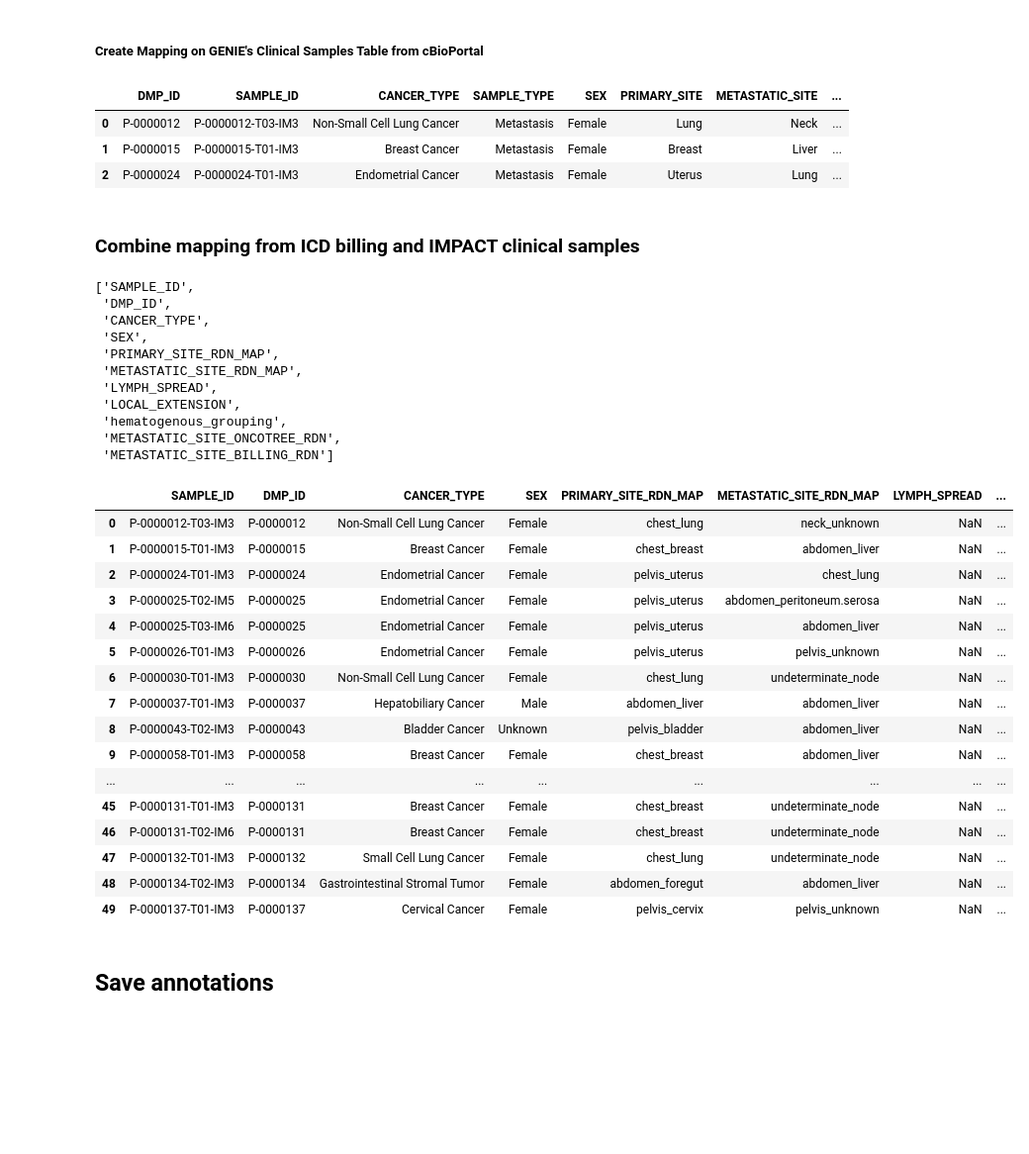
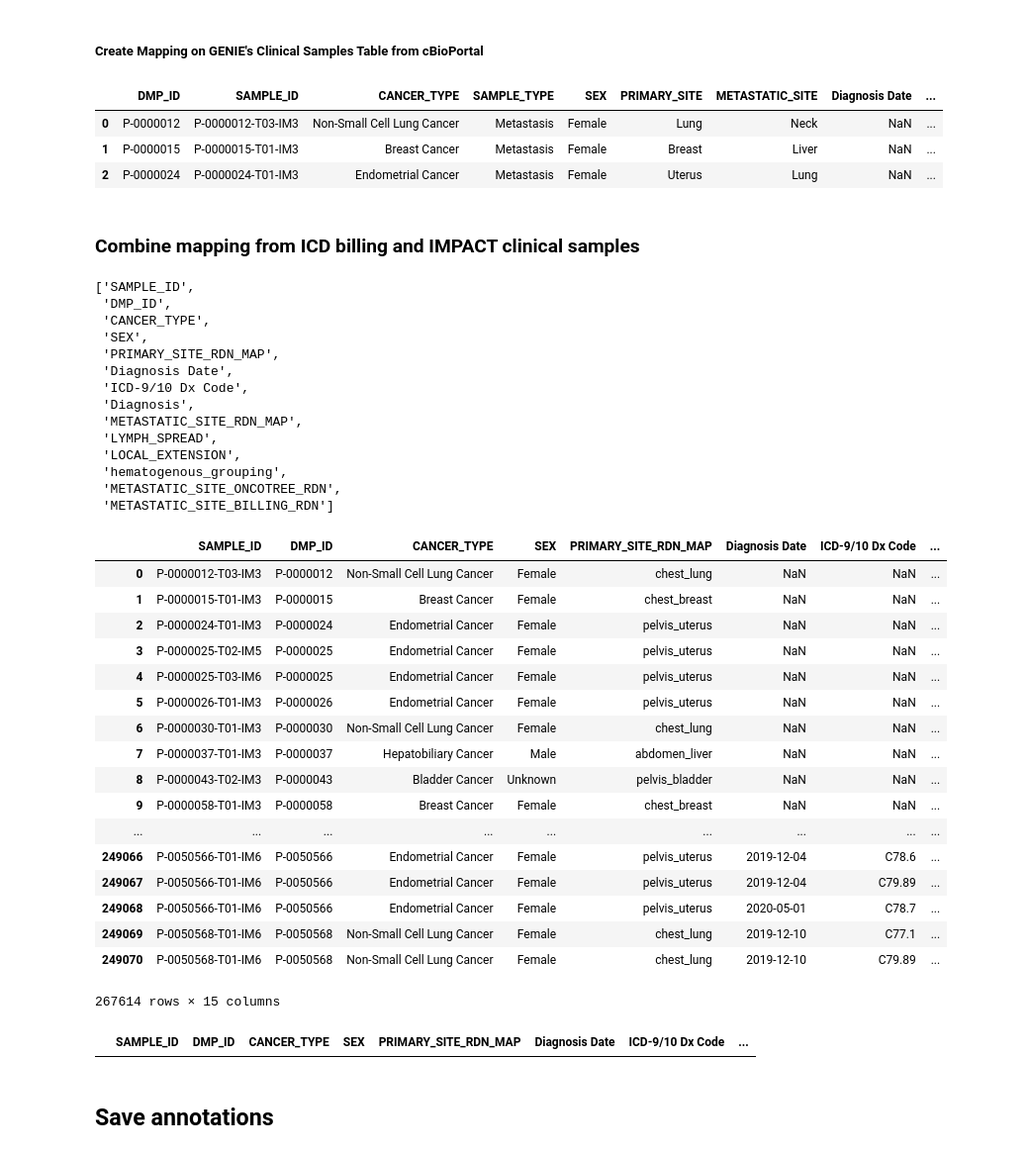
Before and after one commit to clinical-data-mining/organ-site-mapping, a Jupyter notebook: metastatic_tropism_work/metatrop_metastatic_sites_combined.ipynb, the cells around one changed output. Shown at 99% size. Drawn from its saved outputs; the diff is of its cells as text; code cells hidden in the pictures; blank space fills up the shorter version.

```diff
--- a/metastatic_tropism_work/metatrop_metastatic_sites_combined.ipynb
+++ b/metastatic_tropism_work/metatrop_metastatic_sites_combined.ipynb
@@ -39,12 +39,13 @@ set_debug_console()
 ##### Define columns being used
 # %%
 ## Load Data
-fname_save_anno = 'metatrop_met_site_annotations_clinical_and_impact_20201021.csv'
+fname_save_anno = 'metatrop_met_site_annotations_clinical_and_impact_20201104.csv'
 path_save = '/Users/fongc2/Documents/github/MSK/clinical_data_mining/organ-site-mapping/metastatic_tropism_work'
-pathfilename_save = os.path.join(path, fname_save_anno)
+pathfilename_save = os.path.join(path_save, fname_save_anno)
 
 # File for ICD billing
 col_icd_billing = 'ICD-9/10 Dx Code'
+col_icd_billing_desc = 'Diagnosis'
 col_id = 'SAMPLE_ID'
 col_id2 = 'DMP_ID'
 # File for cBioPortal data
@@ -53,6 +54,7 @@ col_prim_site = 'PRIMARY_SITE'
 col_met_site = 'METASTATIC_SITE'
 col_sample_type = 'SAMPLE_TYPE'
 col_sex = 'SEX'
+col_date = 'Diagnosis Date'
 # %% [markdown]
 ##### Load GENIE data from cbioportal
 # %%
@@ -147,0 +152,4 @@ df_metatrop_met = df_samples_f[df_samples_f[col_sample_type] == 'Metastasis']
+# %%
+df_metatrop_met[col_date] = pd.np.NaN
+df_metatrop_met[col_icd_billing] = pd.np.NaN
+df_metatrop_met[col_icd_billing_desc] = 'pathology'
@@ -161,5 +185,5 @@ The table above is now in the required format for mapping metastatic sites from
 # %% [markdown]
 ##### Filter by metastatic ICD billing codes and select relevant columns
 # %%
-cols_select = [col_id2, col_icd_billing, 'DX_DESCRIPTION', 'IS_MET_ICD_BILLING']
+cols_select = [col_id2, col_date, col_icd_billing, col_icd_billing_desc, 'IS_MET_ICD_BILLING']
 df_dx_mets1 = df_dx.loc[df_dx['IS_MET_ICD_BILLING'] == True, cols_select]
@@ -232,10 +271,10 @@ df_met_sites_impact = obj_mapping.annotate_mapping_impact_met_samples(df_samples
 
 df_met_sites_impact.head(3)
 # %% [output]
-|  | DMP_ID | SAMPLE_ID | CANCER_TYPE | SAMPLE_TYPE | SEX | PRIMARY_SITE | METASTATIC_SITE | ... |
-| 0 | P-0000012 | P-0000012-T03-IM3 | Non-Small Cell Lung Cancer | Metastasis | Female | Lung | Neck | ... |
-| 1 | P-0000015 | P-0000015-T01-IM3 | Breast Cancer | Metastasis | Female | Breast | Liver | ... |
-| 2 | P-0000024 | P-0000024-T01-IM3 | Endometrial Cancer | Metastasis | Female | Uterus | Lung | ... |
+|  | DMP_ID | SAMPLE_ID | CANCER_TYPE | SAMPLE_TYPE | SEX | PRIMARY_SITE | METASTATIC_SITE | Diagnosis Date | ... |
+| 0 | P-0000012 | P-0000012-T03-IM3 | Non-Small Cell Lung Cancer | Metastasis | Female | Lung | Neck | NaN | ... |
+| 1 | P-0000015 | P-0000015-T01-IM3 | Breast Cancer | Metastasis | Female | Breast | Liver | NaN | ... |
+| 2 | P-0000024 | P-0000024-T01-IM3 | Endometrial Cancer | Metastasis | Female | Uterus | Lung | NaN | ... |
 # %% [markdown]
 ### Combine mapping from ICD billing and IMPACT clinical samples
 # %%
@@ -249,6 +288,9 @@ cols_keep
  'CANCER_TYPE',
  'SEX',
  'PRIMARY_SITE_RDN_MAP',
+ 'Diagnosis Date',
+ 'ICD-9/10 Dx Code',
+ 'Diagnosis',
  'METASTATIC_SITE_RDN_MAP',
  'LYMPH_SPREAD',
  'LOCAL_EXTENSION',
@@ -258,33 +300,38 @@ cols_keep
 # %%
 # Subset dataframes
 df_met_sites_impact2 = df_met_sites_impact[cols_keep]
 df_met_rdn_anno1 = df_met_rdn_anno[cols_keep]
 
 # Add source annotation
 df_met_sites_impact2 = df_met_sites_impact2.assign(SOURCE='Pathology')
 df_met_rdn_anno1 = df_met_rdn_anno1.assign(SOURCE='ICD Billing')
 
 df_f = pd.concat([df_met_sites_impact2, df_met_rdn_anno1], axis=0, sort=False)
 
-df_f.head(50)
+df_f
 # %% [output]
-|  | SAMPLE_ID | DMP_ID | CANCER_TYPE | SEX | PRIMARY_SITE_RDN_MAP | METASTATIC_SITE_RDN_MAP | LYMPH_SPREAD | ... |
-| 0 | P-0000012-T03-IM3 | P-0000012 | Non-Small Cell Lung Cancer | Female | chest_lung | neck_unknown | NaN | ... |
-| 1 | P-0000015-T01-IM3 | P-0000015 | Breast Cancer | Female | chest_breast | abdomen_liver | NaN | ... |
-| 2 | P-0000024-T01-IM3 | P-0000024 | Endometrial Cancer | Female | pelvis_uterus | chest_lung | NaN | ... |
-| 3 | P-0000025-T02-IM5 | P-0000025 | Endometrial Cancer | Female | pelvis_uterus | abdomen_peritoneum.serosa | NaN | ... |
-| 4 | P-0000025-T03-IM6 | P-0000025 | Endometrial Cancer | Female | pelvis_uterus | abdomen_liver | NaN | ... |
-| 5 | P-0000026-T01-IM3 | P-0000026 | Endometrial Cancer | Female | pelvis_uterus | pelvis_unknown | NaN | ... |
-| 6 | P-0000030-T01-IM3 | P-0000030 | Non-Small Cell Lung Cancer | Female | chest_lung | undeterminate_node | NaN | ... |
-| 7 | P-0000037-T01-IM3 | P-0000037 | Hepatobiliary Cancer | Male | abdomen_liver | abdomen_liver | NaN | ... |
-| 8 | P-0000043-T02-IM3 | P-0000043 | Bladder Cancer | Unknown | pelvis_bladder | abdomen_liver | NaN | ... |
-| 9 | P-0000058-T01-IM3 | P-0000058 | Breast Cancer | Female | chest_breast | abdomen_liver | NaN | ... |
+|  | SAMPLE_ID | DMP_ID | CANCER_TYPE | SEX | PRIMARY_SITE_RDN_MAP | Diagnosis Date | ICD-9/10 Dx Code | ... |
+| 0 | P-0000012-T03-IM3 | P-0000012 | Non-Small Cell Lung Cancer | Female | chest_lung | NaN | NaN | ... |
+| 1 | P-0000015-T01-IM3 | P-0000015 | Breast Cancer | Female | chest_breast | NaN | NaN | ... |
+| 2 | P-0000024-T01-IM3 | P-0000024 | Endometrial Cancer | Female | pelvis_uterus | NaN | NaN | ... |
+| 3 | P-0000025-T02-IM5 | P-0000025 | Endometrial Cancer | Female | pelvis_uterus | NaN | NaN | ... |
+| 4 | P-0000025-T03-IM6 | P-0000025 | Endometrial Cancer | Female | pelvis_uterus | NaN | NaN | ... |
+| 5 | P-0000026-T01-IM3 | P-0000026 | Endometrial Cancer | Female | pelvis_uterus | NaN | NaN | ... |
+| 6 | P-0000030-T01-IM3 | P-0000030 | Non-Small Cell Lung Cancer | Female | chest_lung | NaN | NaN | ... |
+| 7 | P-0000037-T01-IM3 | P-0000037 | Hepatobiliary Cancer | Male | abdomen_liver | NaN | NaN | ... |
+| 8 | P-0000043-T02-IM3 | P-0000043 | Bladder Cancer | Unknown | pelvis_bladder | NaN | NaN | ... |
+| 9 | P-0000058-T01-IM3 | P-0000058 | Breast Cancer | Female | chest_breast | NaN | NaN | ... |
 | ... | ... | ... | ... | ... | ... | ... | ... | ... |
-| 45 | P-0000131-T01-IM3 | P-0000131 | Breast Cancer | Female | chest_breast | undeterminate_node | NaN | ... |
-| 46 | P-0000131-T02-IM6 | P-0000131 | Breast Cancer | Female | chest_breast | undeterminate_node | NaN | ... |
-| 47 | P-0000132-T01-IM3 | P-0000132 | Small Cell Lung Cancer | Female | chest_lung | undeterminate_node | NaN | ... |
-| 48 | P-0000134-T02-IM3 | P-0000134 | Gastrointestinal Stromal Tumor | Female | abdomen_foregut | abdomen_liver | NaN | ... |
-| 49 | P-0000137-T01-IM3 | P-0000137 | Cervical Cancer | Female | pelvis_cervix | pelvis_unknown | NaN | ... |
+| 249066 | P-0050566-T01-IM6 | P-0050566 | Endometrial Cancer | Female | pelvis_uterus | 2019-12-04 | C78.6 | ... |
+| 249067 | P-0050566-T01-IM6 | P-0050566 | Endometrial Cancer | Female | pelvis_uterus | 2019-12-04 | C79.89 | ... |
+| 249068 | P-0050566-T01-IM6 | P-0050566 | Endometrial Cancer | Female | pelvis_uterus | 2020-05-01 | C78.7 | ... |
+| 249069 | P-0050568-T01-IM6 | P-0050568 | Non-Small Cell Lung Cancer | Female | chest_lung | 2019-12-10 | C77.1 | ... |
+| 249070 | P-0050568-T01-IM6 | P-0050568 | Non-Small Cell Lung Cancer | Female | chest_lung | 2019-12-10 | C79.89 | ... |
+267614 rows × 15 columns
+# %%
+df_f[df_f['METASTATIC_SITE_BILLING_RDN'].isnull() & (df_f['SOURCE'] == 'Billing')]
+# %% [output]
+|  | SAMPLE_ID | DMP_ID | CANCER_TYPE | SEX | PRIMARY_SITE_RDN_MAP | Diagnosis Date | ICD-9/10 Dx Code | ... |
 # %% [markdown]
 ## Save annotations
 # %%
```
Also changed, not shown: parts of 7 cells of this notebook, 3 other files.
